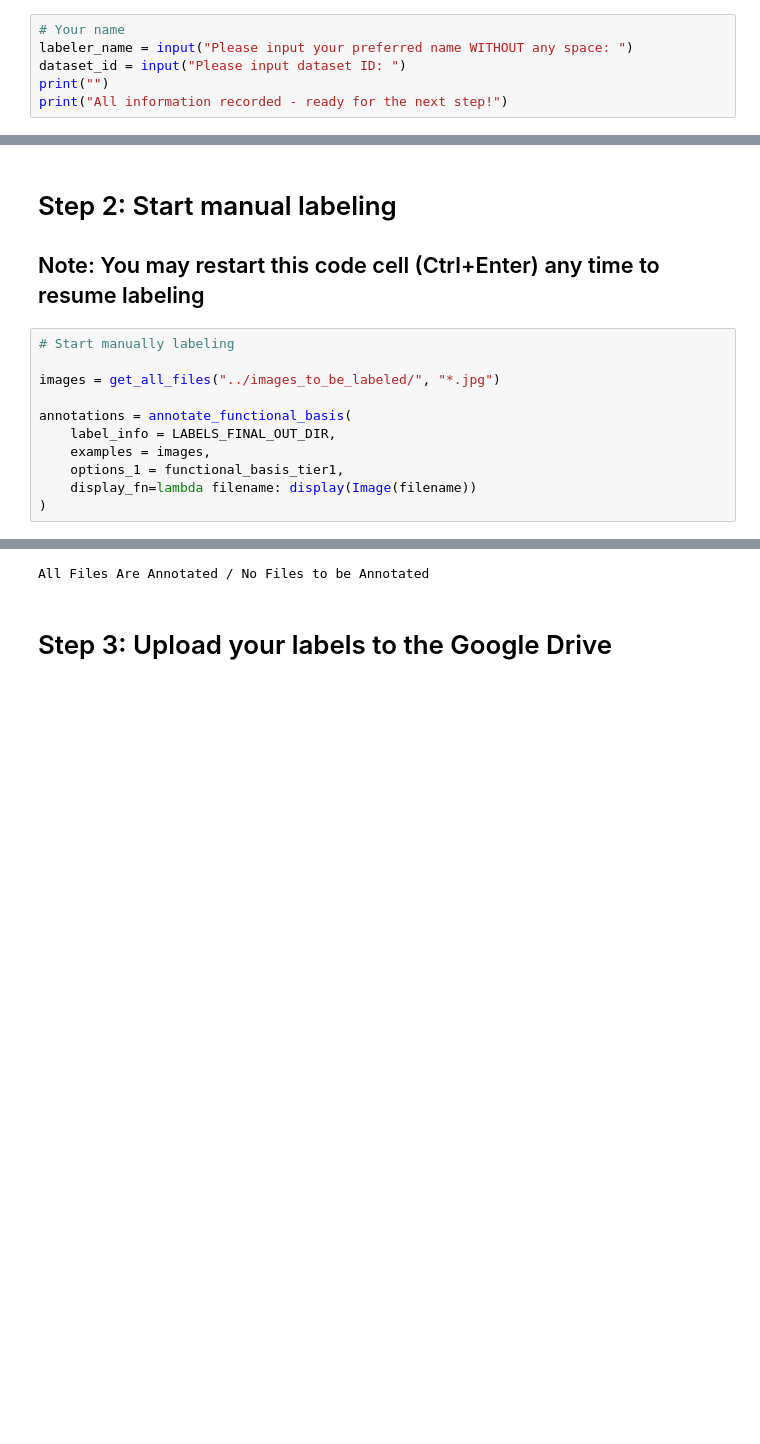
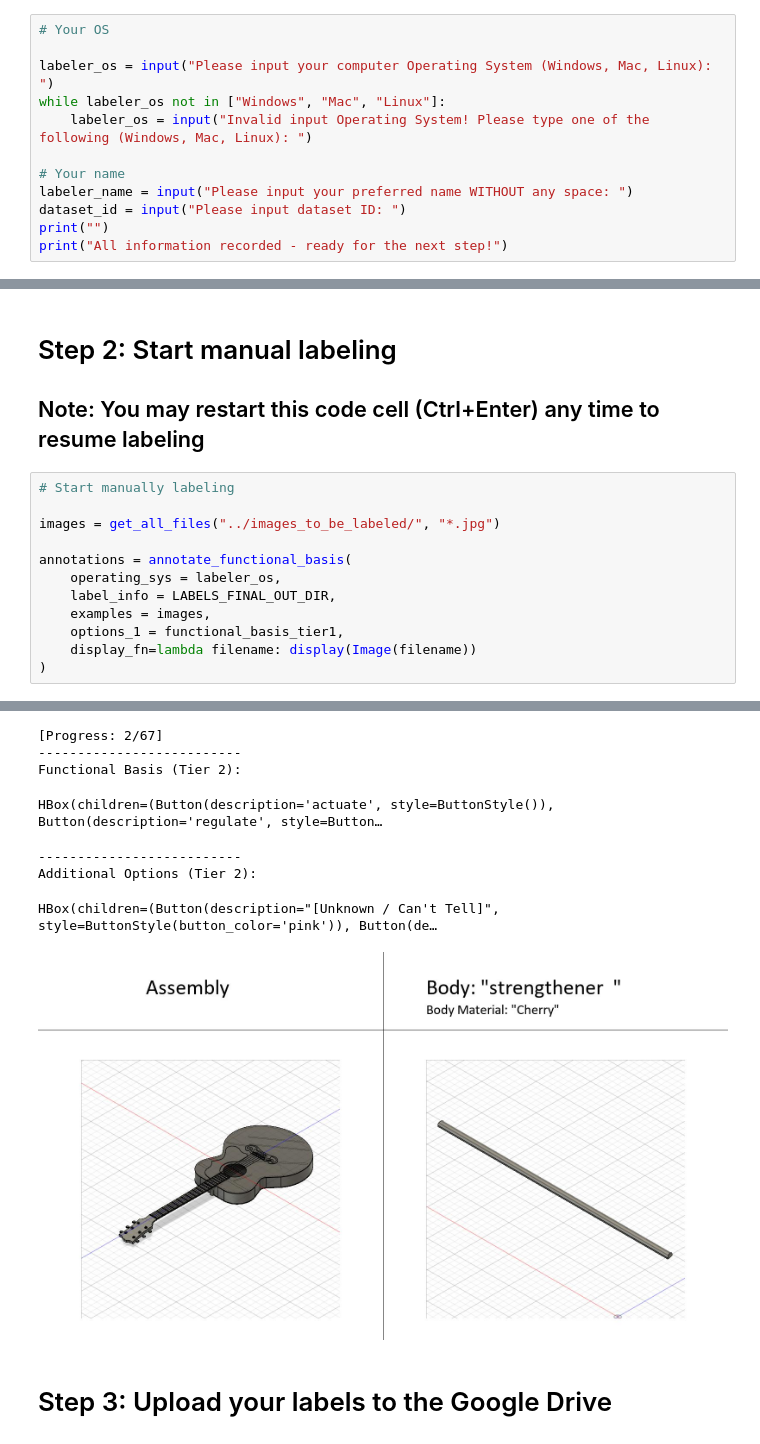
Before and after one commit to BrandonBian/Fusion-Labeler, a Jupyter notebook: UI/Annotate_Functional_Basis.ipynb, the cells around one changed output, grey strips where cells are left out. Drawn from its saved outputs; the diff is of its cells as text; blank space fills up the shorter version.

```diff
--- a/UI/Annotate_Functional_Basis.ipynb
+++ b/UI/Annotate_Functional_Basis.ipynb
@@ -33,6 +35,12 @@ All libraries imported correctly - ready for the next step!
 # %% [markdown]
 # Step 1: Enter your information (Name + Dataset ID)
 # %%
+# Your OS
+
+labeler_os = input("Please input your computer Operating System (Windows, Mac, Linux): ")
+while labeler_os not in ["Windows", "Mac", "Linux"]:
+    labeler_os = input("Invalid input Operating System! Please type one of the following (Windows, Mac, Linux): ")
+
 # Your name
 labeler_name = input("Please input your preferred name WITHOUT any space: ")
 dataset_id = input("Please input dataset ID: ")
@@ -85,6 +94,7 @@ Ready for labeling!
 images = get_all_files("../images_to_be_labeled/", "*.jpg")
 
 annotations = annotate_functional_basis(
+    operating_sys = labeler_os,
     label_info = LABELS_FINAL_OUT_DIR,
     examples = images,
     options_1 = functional_basis_tier1,
@@ -95,4 +104,11 @@ annotations = annotate_functional_basis(
-All Files Are Annotated / No Files to be Annotated
+[Progress: 2/67]
+--------------------------
+Functional Basis (Tier 2):
+HBox(children=(Button(description='actuate', style=ButtonStyle()), Button(description='regulate', style=Button…
+--------------------------
+Additional Options (Tier 2):
+HBox(children=(Button(description="[Unknown / Can't Tell]", style=ButtonStyle(button_color='pink')), Button(de…
+[figure, added]
 # %% [markdown]
 # Step 3: Upload your labels to the Google Drive
 # %% [markdown]
```
Also changed, not shown: parts of 3 cells of this notebook, 1 other file.
